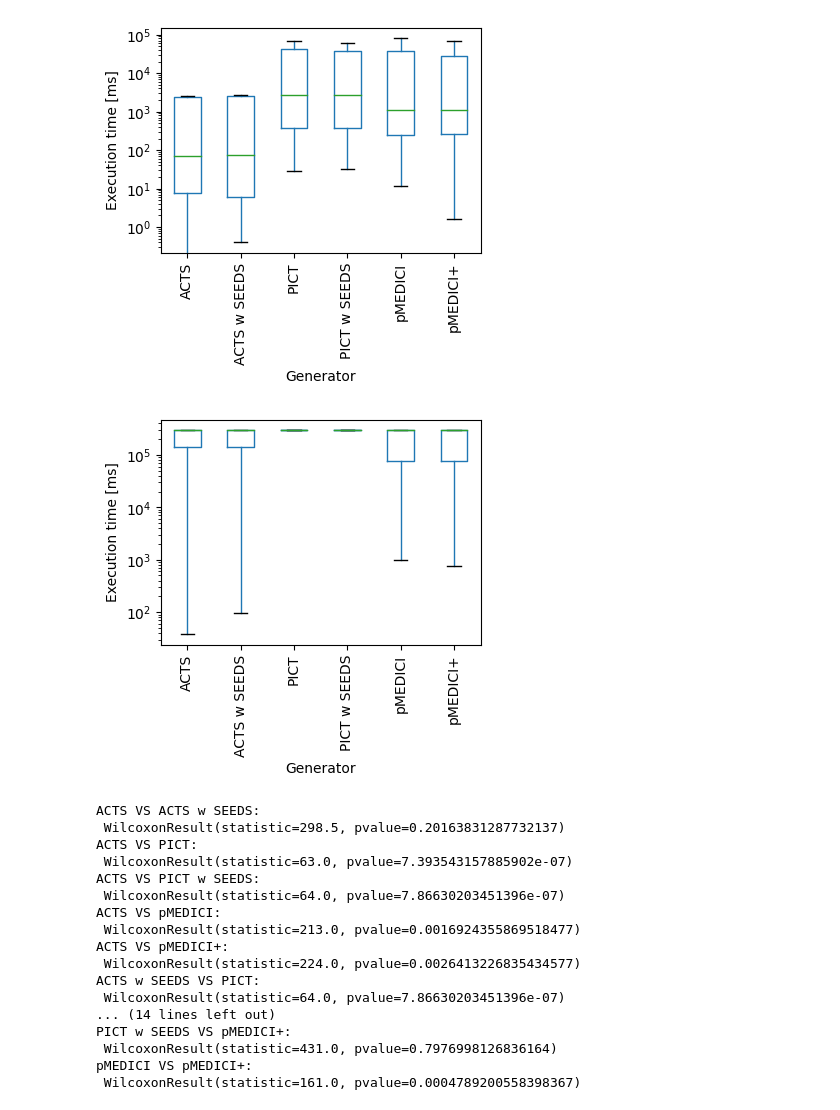
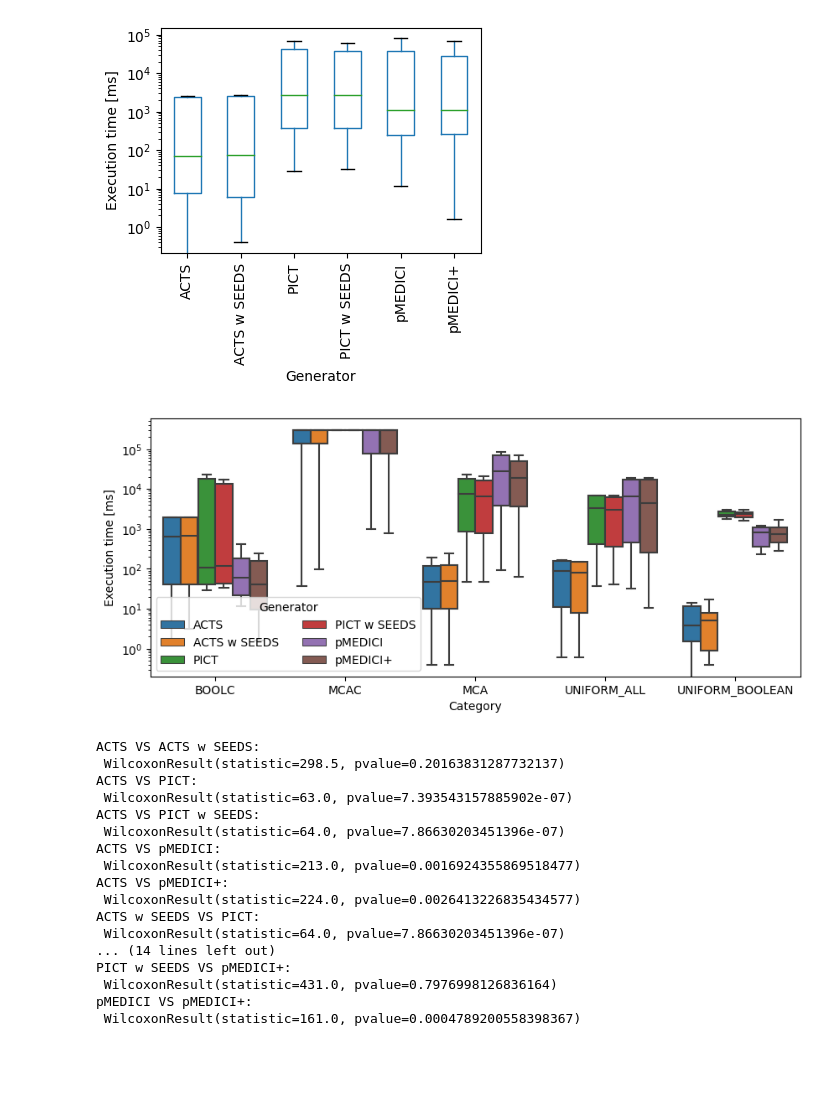
Before and after one commit to fmselab/ct-tools, a Jupyter notebook: IncrementalCitGeneration/experiments/AnalysisExperimentsSINC.ipynb, the cells around one changed output. Cells and saved outputs as stored; diff of their text form; code cells hidden in the pictures; blank space fills up the shorter version.

Commit message:
Update data

```diff
--- a/IncrementalCitGeneration/experiments/AnalysisExperimentsSINC.ipynb
+++ b/IncrementalCitGeneration/experiments/AnalysisExperimentsSINC.ipynb
@@ -113,35 +114,43 @@ plt.savefig("pictures/SINC_TS_Time.pdf", bbox_inches='tight')
 # %% [output]
 [figure]
 # %%
-def plotByCategory(name, measure):
+def plotByCategory(dfFiltered, measure):
+    dfFiltered2 = dfFiltered
+    dfFiltered2.loc[dfFiltered2['ModelName'].str.startswith("MCAC_"), 'ModelName'] = "MCAC"
+    dfFiltered2.loc[dfFiltered2['ModelName'].str.startswith("BOOLC_"), 'ModelName'] = "BOOLC"
+    dfFiltered2.loc[dfFiltered2['ModelName'].str.startswith("MCA_"), 'ModelName'] = "MCA"
+    dfFiltered2.loc[dfFiltered2['ModelName'].str.startswith("UNIFORM_ALL_"), 'ModelName'] = "UNIFORM_ALL"
+    dfFiltered2.loc[dfFiltered2['ModelName'].str.startswith("UNIFORM_BOOLEAN_"), 'ModelName'] = "UNIFORM_BOOLEAN"
+
     # Extract the execution time of different generators
     if (measure == 'Time'):
-        dfExecution = dfFiltered[['Generator','TSTime','ModelName']]
+        dfExecution = dfFiltered2[['Generator','TSTime','ModelName']]
         yLabel = 'Execution time [ms]'
+        yValue = 'TSTime'
     else:
-        dfExecution = dfFiltered[['Generator','TSSize','ModelName']]
+        dfExecution = dfFiltered2[['Generator','TSSize','ModelName']]
         yLabel = 'Test Suite Size'
+        yValue = 'TSSize'
 
     # Boxplot the execution time of different generators and remove the outliers
-    ax = dfExecution[dfExecution['ModelName'].str.startswith(name + "_")].boxplot(by='Generator', showfliers=False, grid=False, rot=90)
+    ax = sns.boxplot(x="ModelName", y=yValue,
+            hue="Generator",
+            data=dfExecution, showfliers=False)
+    ax.legend(loc='best', ncols=2, title='Generator')
     ax.set_yscale('log')
     ax.set_ylabel(yLabel)
-    ax.set_xlabel('Generator')
+    ax.set_xlabel('Category')
     ax.set_title('')
     plt.suptitle('')
     # Set the figure size
     fig = plt.gcf()
-    fig.set_size_inches(4, 3)
+    fig.set_size_inches(10, 4)
     # Export the figure in PDF
-    plt.savefig("pictures/SINC_TS_" + measure + "_" + name + ".pdf", bbox_inches='tight')
+    plt.savefig("pictures/SINC_TS_" + measure + "_Categories.pdf", bbox_inches='tight')
-# %%
-plotByCategory('BOOLC', 'Time')
-plotByCategory('MCAC', 'Time')
-plotByCategory('MCA', 'Time')
-plotByCategory('UNIFORM_ALL', 'Time')
-plotByCategory('UNIFORM_BOOLEAN', 'Time')
-# %% [output]
-[figure, removed]
+# %%
+plotByCategory(dfFiltered, 'Time')
+# %% [output]
+[figure, added]
 # %%
 # Execute a Wilcoxon Signed-Rank test among each couple of Generators investigating the TSTime
 generators = dfExecutionTime['Generator'].unique()
```
Also changed, not shown: parts of 5 cells of this notebook, 19 other files.
